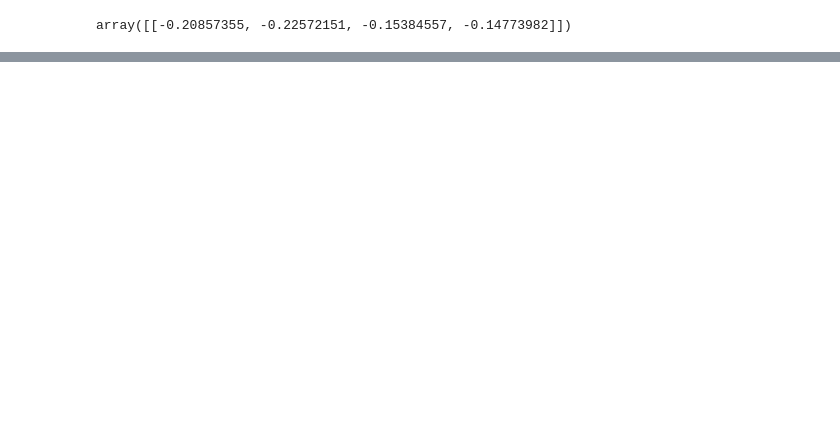
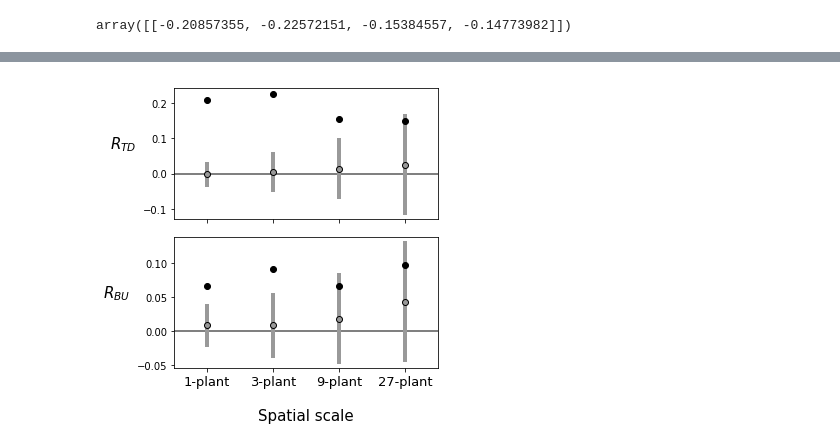
Before and after one commit to weitingwlin/TDBUwithScale, a Jupyter notebook: pyfiles/experiment_data.ipynb, the cells around one changed output, grey strips where cells are left out. Drawn from its saved outputs; the diff is of its cells as text; code cells hidden in the pictures; blank space fills up the shorter version.

Commit message:
edit TDBU_plots

```diff
--- a/pyfiles/experiment_data.ipynb
+++ b/pyfiles/experiment_data.ipynb
@@ -28,2 +24,5 @@ array([[-0.20857355, -0.22572151, -0.15384557, -0.14773982]])
 # %%
-fig,ax=TDBU_plot(out)
+fig,ax=TDBU_plot(out, pval_h=[0.1, 0.1], pval_show = False)
+fig
+# %% [output]
+[figure, added]
```
Also changed, not shown: parts of 16 cells of this notebook, 4 other files.
